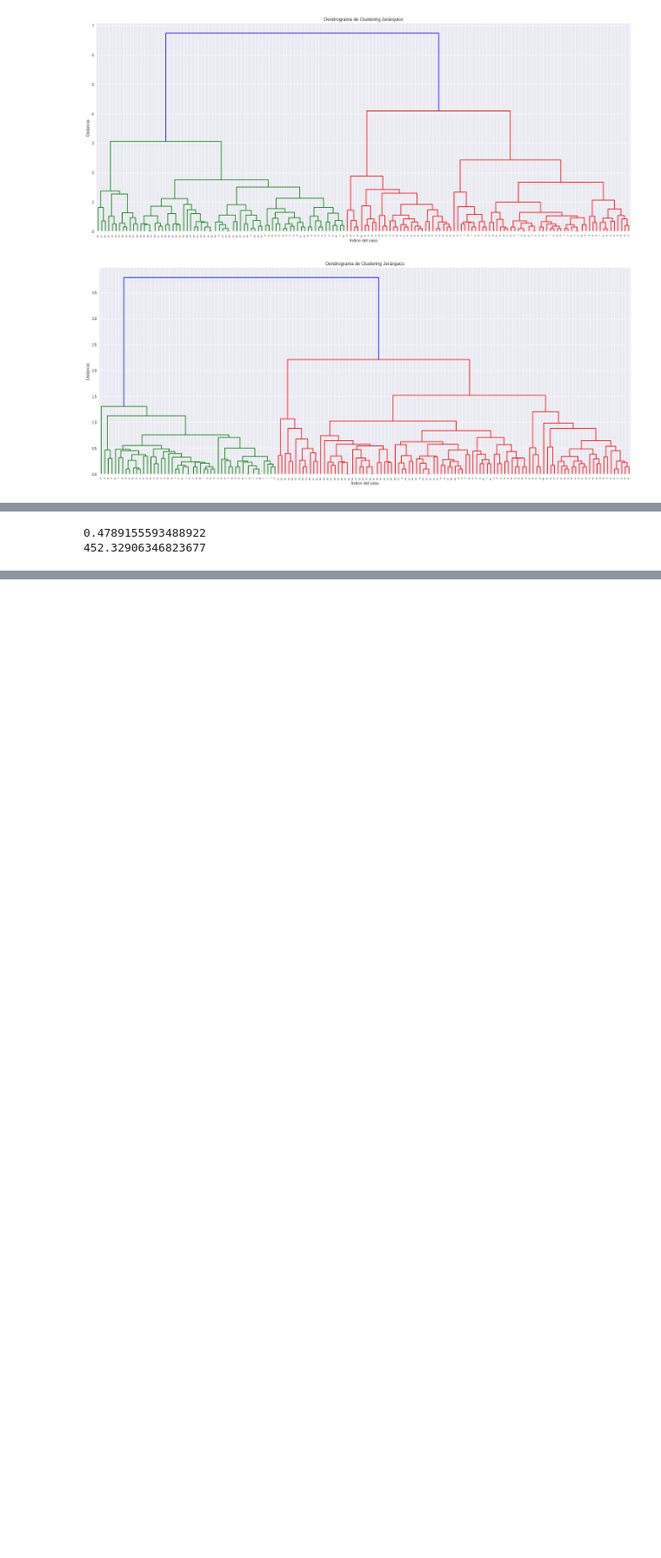
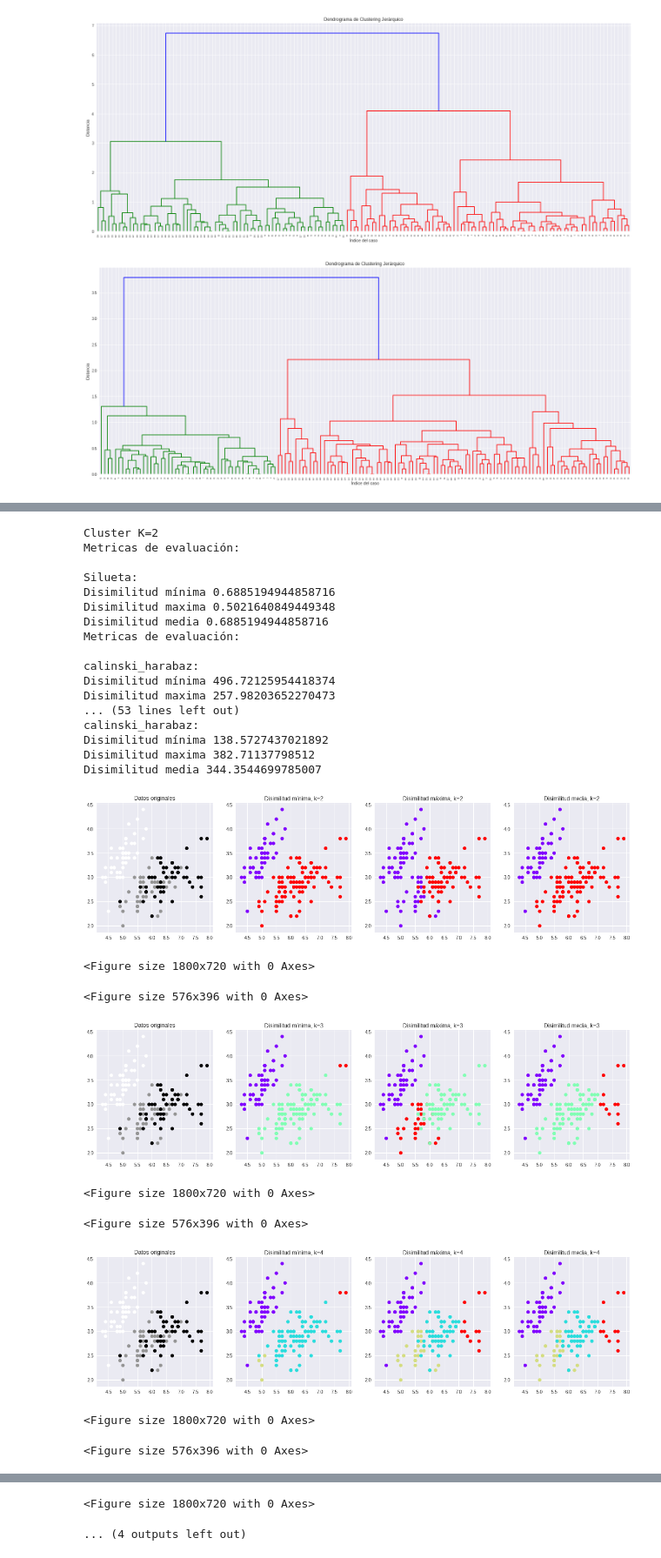
Before and after one commit to CarmenRaposo/06MAIR-Aprendizaje-No-Supervisado-Trabajo-Final, a Jupyter notebook: Trabajo Final/Trabajo_Final_Jerarquico.ipynb, the cells around one changed output, grey strips where cells are left out. Shown at 87% size. Cells and saved outputs as stored; diff of their text form; code cells hidden in the pictures; blank space fills up the shorter version.

```diff
--- a/Trabajo Final/Trabajo_Final_Jerarquico.ipynb
+++ b/Trabajo Final/Trabajo_Final_Jerarquico.ipynb
@@ -132,8 +141,34 @@ plot_modelo_cluster(3)
-# %%
-from sklearn.metrics import mutual_info_score, silhouette_score,  calinski_harabaz_score
-
-print(silhouette_score(Dx,Dy))
-print(calinski_harabaz_score(Dx, Dy))
-# %% [output]
-0.4789155593488922
-452.32906346823677
+# %%
+#Evaluamos el método según diferentes valores de K y usando los 3 criterios de disimilitud: mínima, máxima, media
+
+for K in range(2,7):
+  print("")
+  print("Cluster K=%s" % K)
+  evaluar_cluster(K)
+# %% [output]
+Cluster K=2
+Metricas de evaluación:
+
+Silueta:
+Disimilitud mínima 0.6885194944858716
+Disimilitud maxima 0.5021640849449348
+Disimilitud media 0.6885194944858716
+Metricas de evaluación:
+
+calinski_harabaz:
+Disimilitud mínima 496.72125954418374
+Disimilitud maxima 257.98203652270473
+... (53 lines left out)
+calinski_harabaz:
+Disimilitud mínima 138.5727437021892
+Disimilitud maxima 382.71137798512
+Disimilitud media 344.3544699785007
+[figure, added]
+<Figure size 1800x720 with 0 Axes>
+<Figure size 576x396 with 0 Axes>
+[figure, added]
+<Figure size 1800x720 with 0 Axes>
+<Figure size 576x396 with 0 Axes>
+[figure, added]
+<Figure size 1800x720 with 0 Axes>
+<Figure size 576x396 with 0 Axes>
@@ -139,0 +176,2 @@ print(calinski_harabaz_score(Dx, Dy))
+<Figure size 1800x720 with 0 Axes>
+... (4 outputs left out)
```
Also changed, not shown: parts of 2 cells of this notebook.
